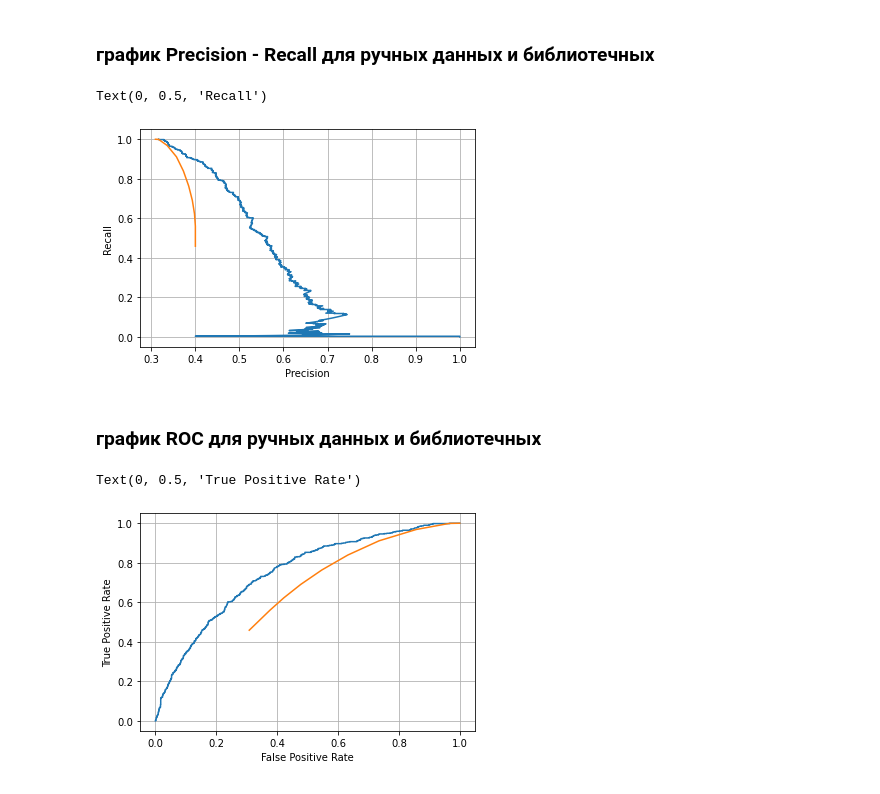
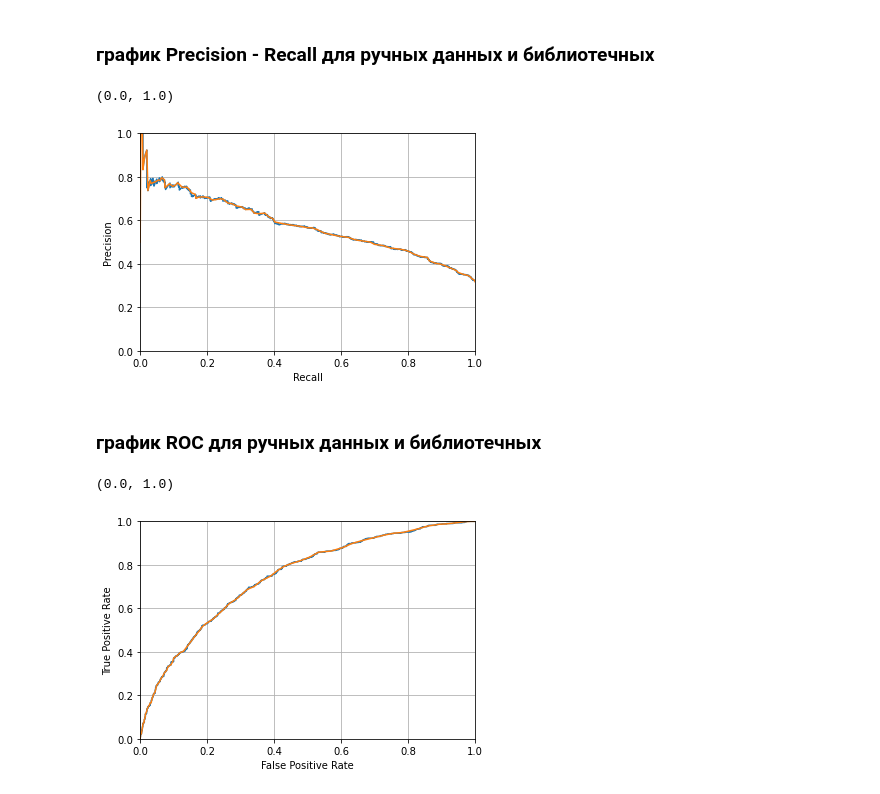
Before and after one commit to PNikolayG/DS27, a Jupyter notebook: MachineLearning/4.AppreciateAccuracy.ipynb, the cells around one changed output. Drawn from its saved outputs; the diff is of its cells as text; code cells hidden in the pictures.

```diff
--- a/MachineLearning/4.AppreciateAccuracy.ipynb
+++ b/MachineLearning/4.AppreciateAccuracy.ipynb
@@ -256,14 +257,16 @@ tpr_arr = []
 fpr_arr = []
 precision_arr = []
 recall_arr = []
-tp = 0 # True Positive
-tn = 0 # True Negative
-fp = 0 # False Positive
-fn = 0 # False Negative
-# для линейной регрессии (как бы строит таблицу 2х2 определяя верные и неверные предсказания, ошибки 1 и 2 рода)
-for i in [0.01, 0.1, 0.2, 0.3, 0.4, 0.5, 0.6, 0.7, 0.8, 0.9, 0.98]:
+
+thresholds = np.arange(0.0, 1.01, .01)
+# делаем перебор по вероятностям прогнозируемым результат
+for thresh in thresholds:
+    tp = 0.0000000000001 # True Positive
+    tn = 0.0000000000001 # True Negative
+    fp = 0.0000000000001 # False Positive
+    fn = 0.0000000000001 # False Negative
     for predicted_values, fact in zip ( predictions_model[:, 1], Y_test ):
-        if predicted_values >=i:
+        if predicted_values >= thresh:
             predicted = 1
         else:
             predicted = 0
@@ -339,14 +342,17 @@ average_precision_score( Y_test, predictions_model[:, 1] )
 # %% [markdown]
 ### график Precision - Recall для ручных данных и библиотечных
 # %%
-plt.plot(pr,re) #библиотечный расчёт
+plt.plot(re, pr) #библиотечный расчёт
+
+plt.plot(recall_arr, precision_arr )#ручной расчёт
+plt.xlabel('Recall')
+plt.ylabel('Precision')
 plt.grid()
-plt.plot(precision_arr, recall_arr)#ручной расчёт
-plt.xlabel('Precision')
-plt.ylabel('Recall')
+plt.xlim(0,1)
+plt.ylim(0,1)
 # %% [output]
-Text(0, 0.5, 'Recall')
+(0.0, 1.0)
-[figure, old version]
+[figure, new version]
 # %% [markdown]
 ### график ROC для ручных данных и библиотечных
 # %%
@@ -355,7 +361,9 @@ plt.grid()
 plt.plot(fpr_arr, tpr_arr) #ручной расчёт
 plt.xlabel('False Positive Rate')
 plt.ylabel('True Positive Rate')
+plt.xlim(0,1)
+plt.ylim(0,1)
 # %% [output]
-Text(0, 0.5, 'True Positive Rate')
+(0.0, 1.0)
-[figure, old version]
+[figure, new version]
 # %%
```
Also changed, not shown: parts of 15 cells of this notebook.
